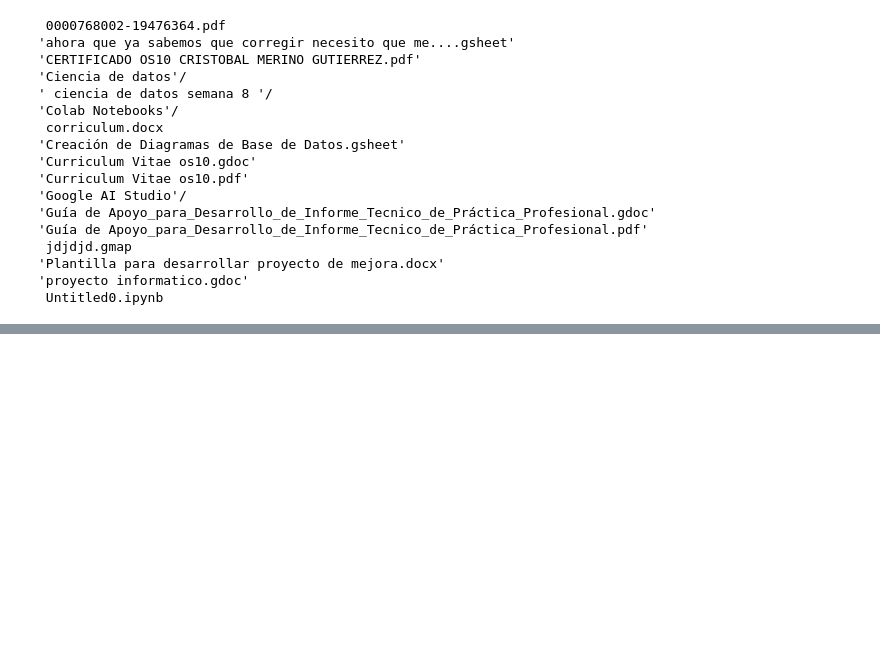
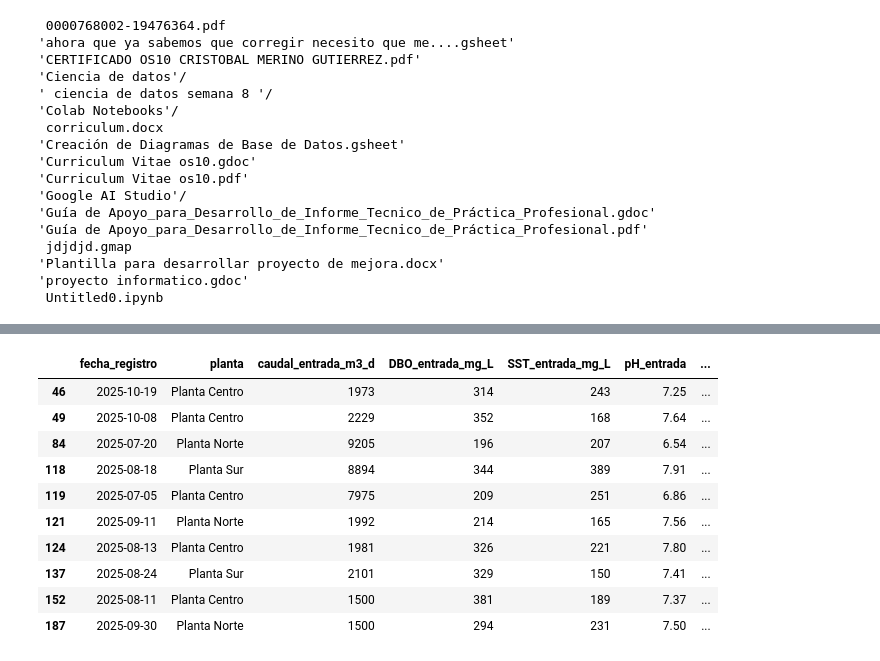
Before and after one commit to amida96/ciencia-de-datos-semana-8, a Jupyter notebook: ciencia_de_datos_sem_8.ipynb, the cells around one changed output, grey strips where cells are left out. Saved outputs shown, nothing was run; the diff lists cells and outputs as text; code cells hidden in the pictures; blank space fills up the shorter version.

```diff
--- a/ciencia_de_datos_sem_8.ipynb
+++ b/ciencia_de_datos_sem_8.ipynb
@@ -101,0 +179,15 @@ Drive already mounted at /content/drive; to attempt to forcibly remount, call dr
+# %%
+anomalias = data_operativa[abs(z_scores) > 2]
+anomalias
+# %% [output]
+|  | fecha_registro | planta | caudal_entrada_m3_d | DBO_entrada_mg_L | SST_entrada_mg_L | pH_entrada | ... |
+| 46 | 2025-10-19 | Planta Centro | 1973 | 314 | 243 | 7.25 | ... |
+| 49 | 2025-10-08 | Planta Centro | 2229 | 352 | 168 | 7.64 | ... |
+| 84 | 2025-07-20 | Planta Norte | 9205 | 196 | 207 | 6.54 | ... |
+| 118 | 2025-08-18 | Planta Sur | 8894 | 344 | 389 | 7.91 | ... |
+| 119 | 2025-07-05 | Planta Centro | 7975 | 209 | 251 | 6.86 | ... |
+| 121 | 2025-09-11 | Planta Norte | 1992 | 214 | 165 | 7.56 | ... |
+| 124 | 2025-08-13 | Planta Centro | 1981 | 326 | 221 | 7.80 | ... |
+| 137 | 2025-08-24 | Planta Sur | 2101 | 329 | 150 | 7.41 | ... |
+| 152 | 2025-08-11 | Planta Centro | 1500 | 381 | 189 | 7.37 | ... |
+| 187 | 2025-09-30 | Planta Norte | 1500 | 294 | 231 | 7.50 | ... |
```
Also changed, not shown: parts of 10 cells of this notebook.
